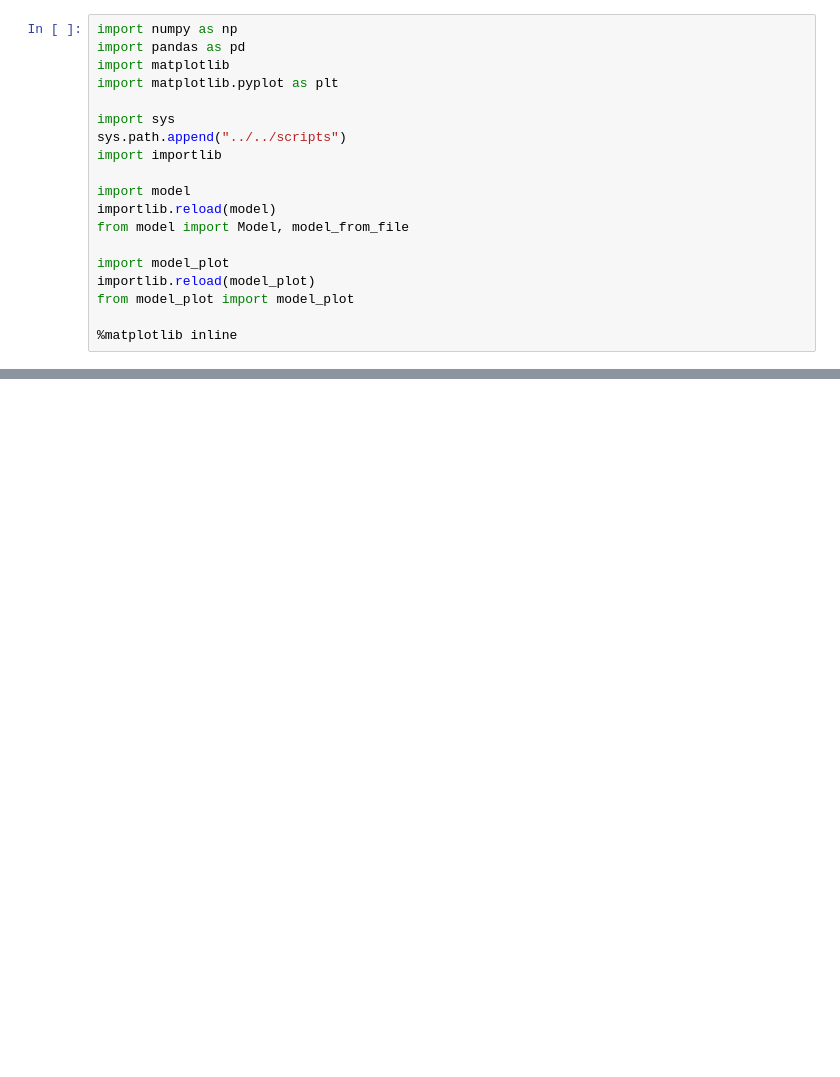
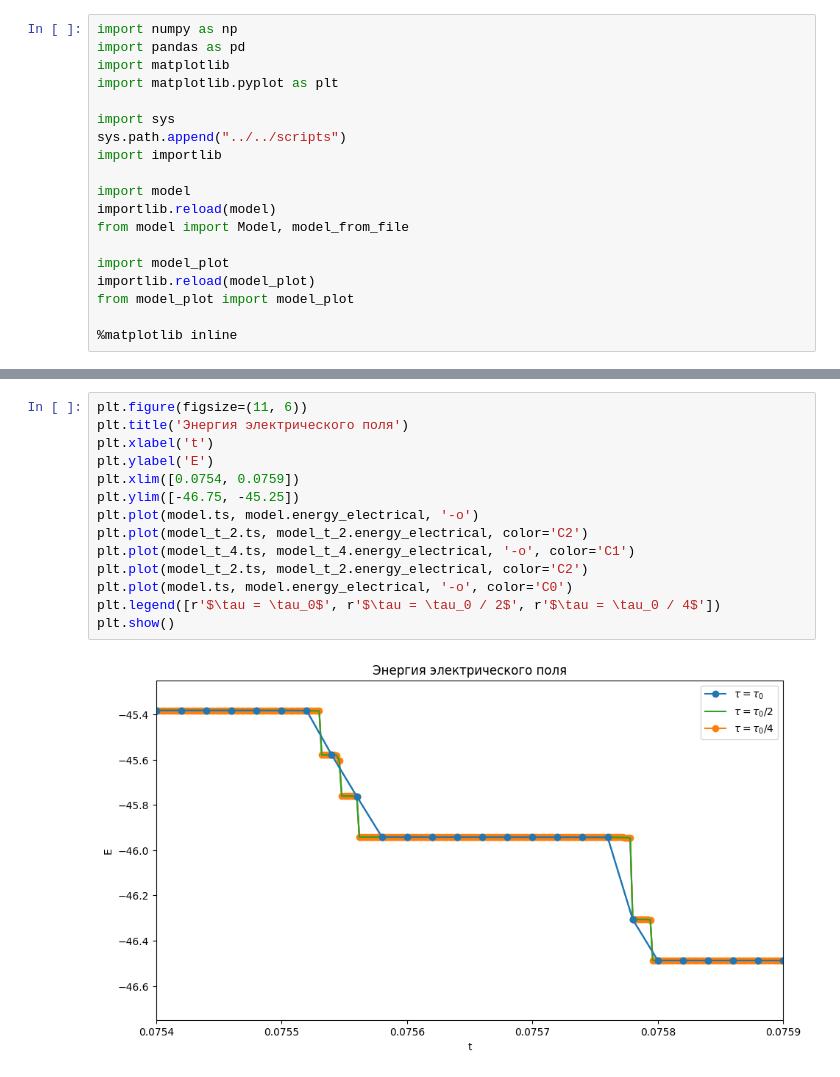
Before and after one commit to ponomarevandr/disruption, a Jupyter notebook: model_tuning/experiments/different_materials/finer_grids.ipynb, the cells around one changed output, grey strips where cells are left out. Drawn from its saved outputs; the diff is of its cells as text; blank space fills up the shorter version.

```diff
--- a/model_tuning/experiments/different_materials/finer_grids.ipynb
+++ b/model_tuning/experiments/different_materials/finer_grids.ipynb
@@ -144,0 +48,16 @@ plt.show()
+# %%
+plt.figure(figsize=(11, 6))
+plt.title('Энергия электрического поля')
+plt.xlabel('t')
+plt.ylabel('E')
+plt.xlim([0.0754, 0.0759])
+plt.ylim([-46.75, -45.25])
+plt.plot(model.ts, model.energy_electrical, '-o')
+plt.plot(model_t_2.ts, model_t_2.energy_electrical, color='C2')
+plt.plot(model_t_4.ts, model_t_4.energy_electrical, '-o', color='C1')
+plt.plot(model_t_2.ts, model_t_2.energy_electrical, color='C2')
+plt.plot(model.ts, model.energy_electrical, '-o', color='C0')
+plt.legend([r'$\tau = \tau_0$', r'$\tau = \tau_0 / 2$', r'$\tau = \tau_0 / 4$'])
+plt.show()
+# %% [output]
+[figure, added]
```
Also changed, not shown: parts of 49 cells of this notebook, 18 other files.
